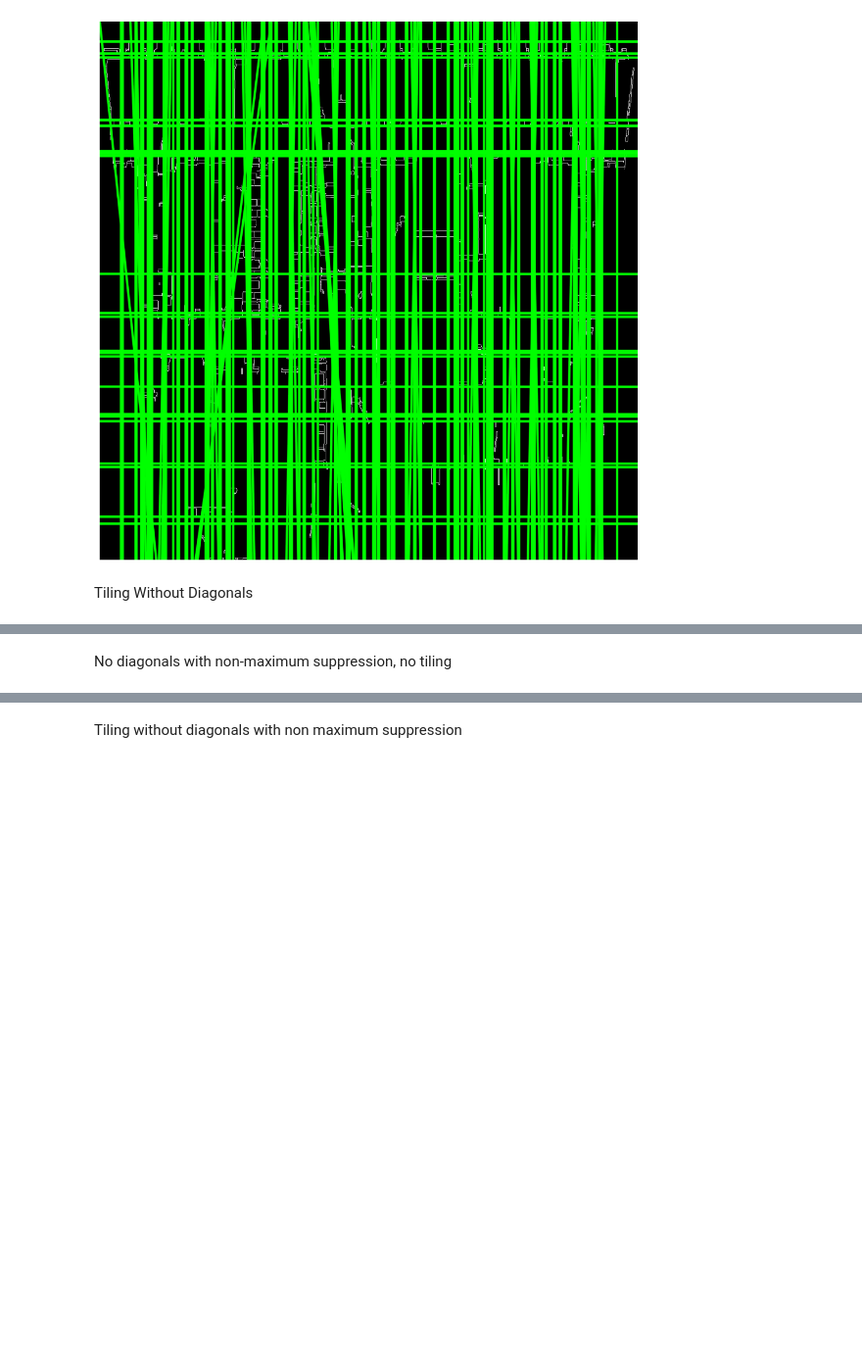
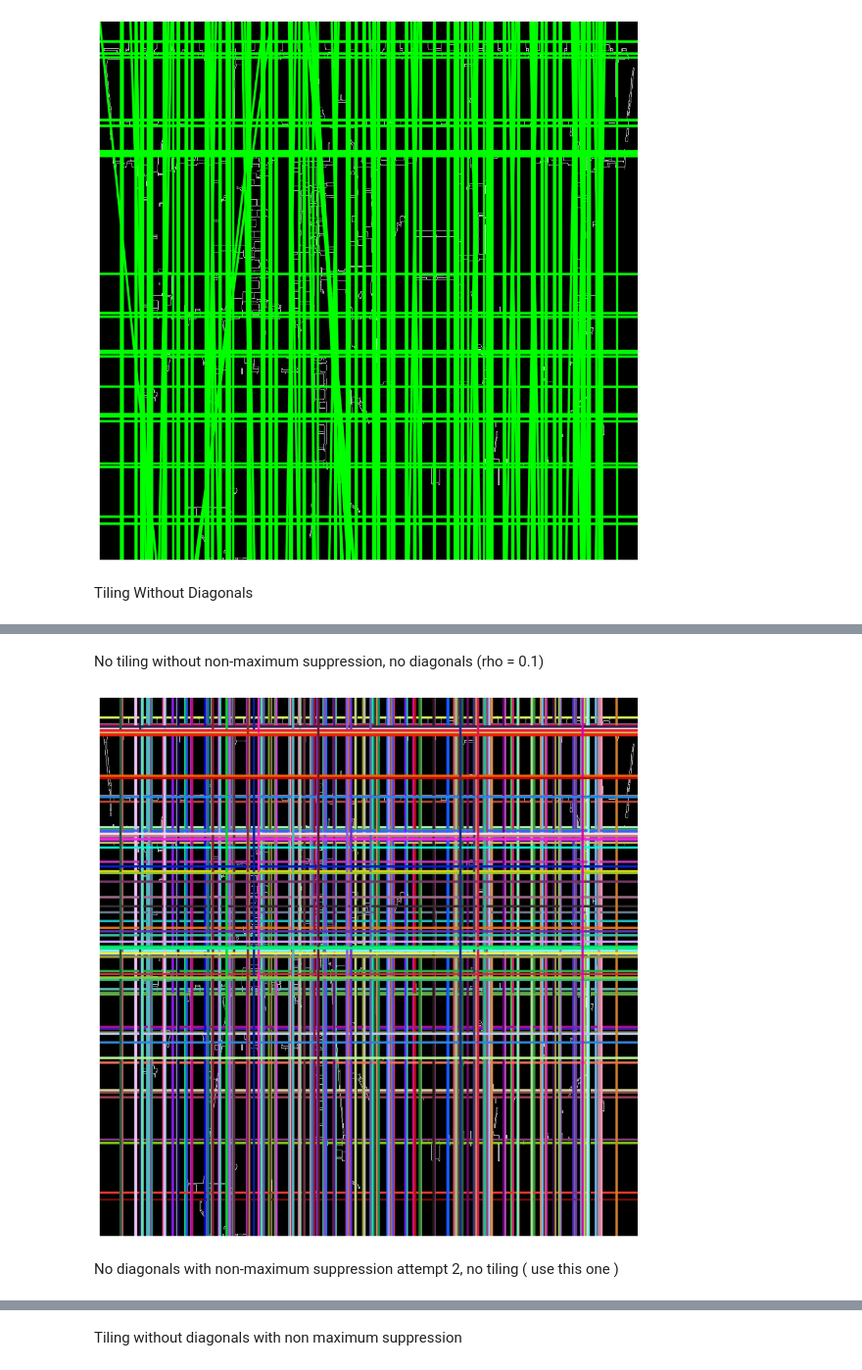
Before and after one commit to luqmanzaceria/ucsc-research, a Jupyter notebook: cv-floorplan/hough/hough_tiles.ipynb, the cells around one changed output, grey strips where cells are left out. Shown at 98% size. Cells and saved outputs as stored; diff of their text form; code cells hidden in the pictures; blank space fills up the shorter version.

```diff
--- a/cv-floorplan/hough/hough_tiles.ipynb
+++ b/cv-floorplan/hough/hough_tiles.ipynb
@@ -191,5 +191,65 @@ KeyboardInterrupt:
+# %% [markdown]
+No tiling without non-maximum suppression, no diagonals (rho = 0.1)
+# %%
+import cv2 as cv
+import numpy as np
+import math
+import random
+import matplotlib.pyplot as plt
+
+# ------------
+# ------------
+filename = 'img/reassembled_E2_2.png'
+src = cv.imread(filename, cv.IMREAD_GRAYSCALE)
+if src is None:
+    print('Error opening image!')
+    print('Usage: hough_lines.py [image_name] \n')
+    exit()
+
+# Resize the image to make it square
+max_dim = max(src.shape[:2])
+src_square = cv.resize(src, (max_dim, max_dim), interpolation=cv.INTER_LINEAR)
+
+# Apply morphological opening
+kernel = np.ones((5,5),np.uint8)
+src_square = cv.morphologyEx(src_square, cv.MORPH_OPEN, kernel, iterations=3)
+
+# Edge detection
+dst = cv.Canny(src_square, 50, 200, None, 3)
+
+# Convert to BGR image for display
+cdst = cv.cvtColor(dst, cv.COLOR_GRAY2BGR)
+
+# Detect lines
+lines = cv.HoughLines(dst, 0.1, np.pi / 180, max_dim//12, None, 0, 0)
+if lines is not None:
+    for line in lines:
+        rho, theta = line[0]
+        a = math.cos(theta)
+        b = math.sin(theta)
+        x0 = a * rho
+        y0 = b * rho
+        max_len = int(np.sqrt(2) * max_dim)
+        pt1 = (int(x0 + max_len*(-b)), int(y0 + max_len*(a)))
+        pt2 = (int(x0 - max_len*(-b)), int(y0 - max_len*(a)))
+
+        # Check if the line is horizontal or vertical
+        angle_deg = theta * 180 / np.pi
+        tolerance = 0.1 # Adjust tolerance as needed
+        if (abs(angle_deg) <= tolerance) or (abs(abs(angle_deg) - 90) <= tolerance) or (abs(abs(angle_deg) - 180) <= tolerance) or (abs(abs(angle_deg) - 270) <= tolerance):
+            color = (random.randint(0, 255), random.randint(0, 255), random.randint(0, 255))
+            cv.line(cdst, pt1, pt2, color, 3, cv.LINE_AA)
+
+# Display the result
+plt.figure(figsize=(10, 10))
+plt.imshow(cdst)
+plt.axis('off')
+plt.tight_layout()
+plt.show()
+# %% [output]
+[figure, added]
 # %% [markdown]
-No diagonals with non-maximum suppression, no tiling
+No diagonals with non-maximum suppression attempt 2, no tiling ( use this one )
 # %%
 import cv2 as cv
 import numpy as np
```
Also changed, not shown: parts of 5 cells of this notebook, 14 other files.
